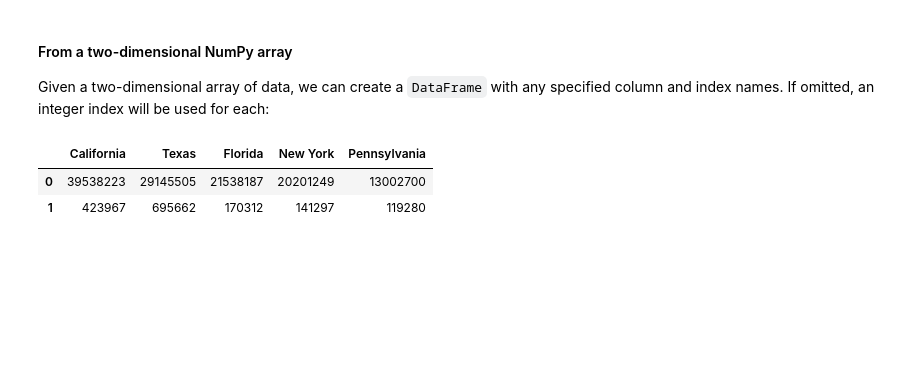
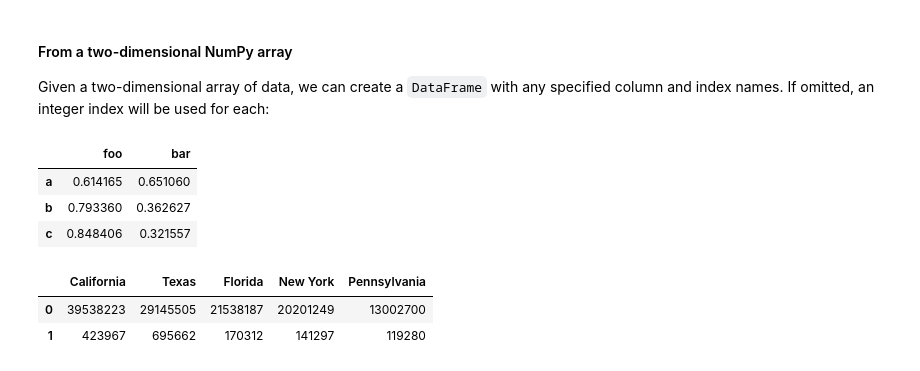
Before and after one commit to jimmynkim/DAEM, a Jupyter notebook: DAEM23_01.ipynb, the cells around one changed output. Drawn from its saved outputs; the diff is of its cells as text; code cells hidden in the pictures; blank space fills up the shorter version.

```diff
--- a/DAEM23_01.ipynb
+++ b/DAEM23_01.ipynb
@@ -1285,6 +1378,15 @@ pd.DataFrame({'population': population,
 
 Given a two-dimensional array of data, we can create a `DataFrame` with any specified column and index names.
 If omitted, an integer index will be used for each:
+# %%
+pd.DataFrame(np.random.rand(3, 2),
+             columns=['foo', 'bar'],
+             index=['a', 'b', 'c'])
+# %% [output]
+|  | foo | bar |
+| a | 0.614165 | 0.651060 |
+| b | 0.793360 | 0.362627 |
+| c | 0.848406 | 0.321557 |
 # %%
 pd.DataFrame([population, area])
 # %% [output]
```
Also changed, not shown: parts of 77 cells of this notebook.
